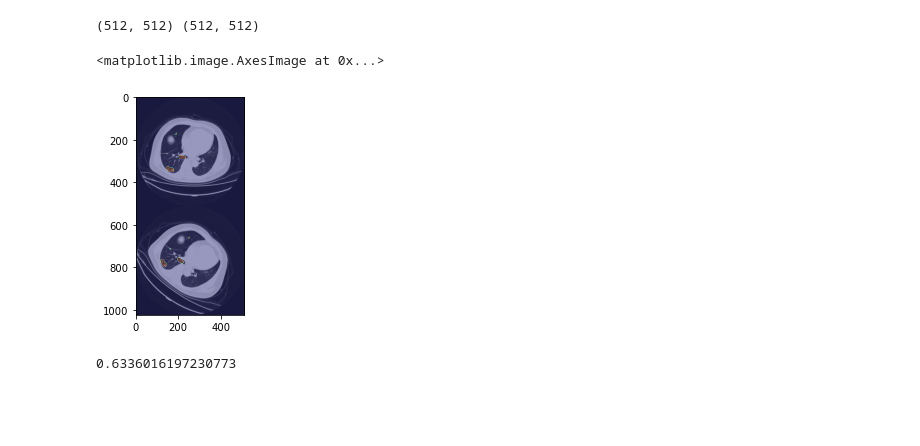
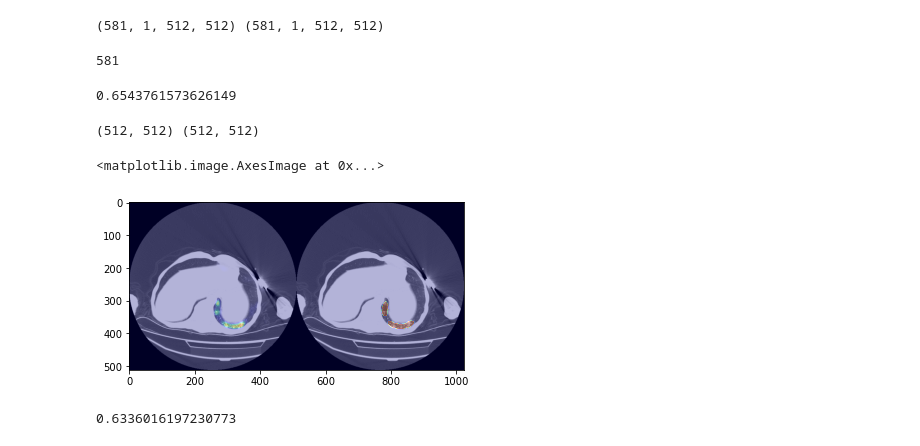
Before and after one commit to PranjalSahu/SEMISUNET, a Jupyter notebook: sunet.ipynb, the cells around one changed output. Saved outputs shown, nothing was run; the diff lists cells and outputs as text; code cells hidden in the pictures; blank space fills up the shorter version.

Commit message:
Copying before using other model

```diff
--- a/sunet.ipynb
+++ b/sunet.ipynb
@@ -2366,20 +2744,45 @@ Step 85  Val Dice 0.55364, Train Dice 0.835585, Test Dice 0.567846 111.943444252
+# %%
+models = []
+all_weights = glob.glob('/home/yu-hao/SEMISUNET/Dataset/models/tmi-covid19-challenge19-*')
+#all_weights2 = glob.glob('/home/yu-hao/SEMISUNET/Dataset/models/tmi-covid19-challenge16-*')
+#all_weights = np.concatenate([all_weights1, all_weights2])
+
+for p in all_weights:
+    model_student   = SUNet(1, 1)
+    model_student.cuda()
+    model_student.load_state_dict(torch.load(p))
+    models.append(model_student)
+
+result = get_predictions(models, testx)
+print(result.shape, testx.shape)
+# %% [output]
+(581, 1, 512, 512) (581, 1, 512, 512)
+# %%
+dice_values = evaluate_result_new(result, testy)
+print(len(dice_values))
+# %% [output]
+581
+# %%
+print(np.mean(dice_values))
+# %% [output]
+0.6543761573626149
 # %%
 from scipy.ndimage import rotate
-index = random.randint(0, trainx.shape[0]-1)
-img        = trainx[index, 0]
-img_mask   = trainy[index, 0]
+index = random.randint(0, testx.shape[0]-1)
+img        = testx[index, 0]
+img_mask   = result[index, 0]
 img        = img.astype('float32')
 
-rotate_img      = rotate(img,      -35, reshape=False)
-rotate_img_mask = rotate(img_mask, -35, reshape=False, order=1)
+rotate_img      = img#rotate(img,      -35, reshape=False)
+rotate_img_mask = testy[index, 0]#rotate(img_mask, -35, reshape=False, order=1)
 print(img.shape, rotate_img.shape)
 
-plt.imshow(np.concatenate([img, rotate_img]), cmap='gray')
-plt.imshow(np.concatenate([img_mask, rotate_img_mask]), cmap='jet', alpha=0.3)
+plt.imshow(np.concatenate([img, rotate_img], axis=-1), cmap='gray')
+plt.imshow(np.concatenate([img_mask, rotate_img_mask], axis=-1), cmap='jet', alpha=0.3)
 # %% [output]
 (512, 512) (512, 512)
 <matplotlib.image.AxesImage at 0x...>
-[figure, old version]
+[figure, new version]
 # %%
 model_student   = SUNet(1, 1)
 model_student.cuda()
```
Also changed, not shown: parts of 18 cells of this notebook.
